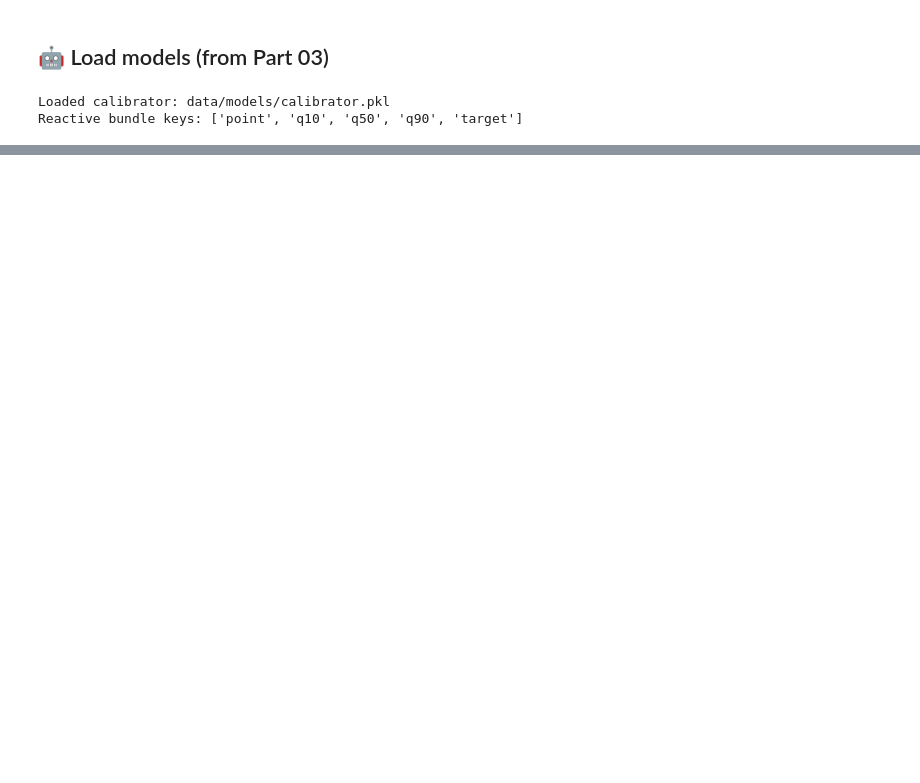
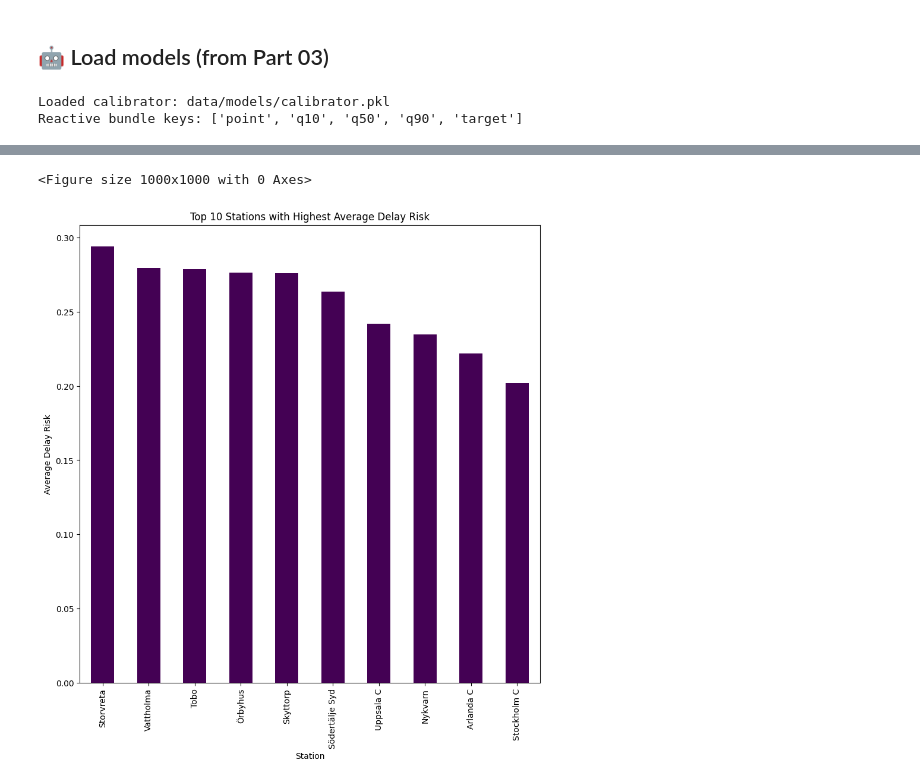
Before and after one commit to ololpol/Train_Delay_Predictor, a Jupyter notebook: 4_train_batch_inference.ipynb, the cells around one changed output, grey strips where cells are left out. Cells and saved outputs as stored; diff of their text form; code cells hidden in the pictures; blank space fills up the shorter version.

```diff
--- a/4_train_batch_inference.ipynb
+++ b/4_train_batch_inference.ipynb
@@ -602,0 +722,76 @@ Name: train_avg_risk, dtype: float64
+# %%
+import pandas as pd
+from typing import Any, Dict, List, Optional, Tuple
+import matplotlib.pyplot as plt
+import contextily as ctx
+import geopandas as gpd
+import pandas as pd
+from shapely.geometry import Point
+
+
+station_avg_risk = pd.read_parquet("data/station_avg_risk.parquet")
+station_df = pd.read_parquet("data/station_features.parquet")
+
+
+# Merge station_avg_risk with coordinates from station_df
+
+station_df.rename(columns={"LocationSignature": "station_code"}, inplace=True)
+
+
+res = station_avg_risk.set_index("station_code").join(station_df.set_index("station_code"), on=["station_code"])
+
+
+# Create geometry
+geometry = [
+    Point(lon, lat) for lon, lat in zip(res["lon"], res["lat"])
+]
+
+gdf = gpd.GeoDataFrame(res, geometry=geometry, crs="EPSG:4326")
+
+gdf = gdf.to_crs(epsg=3857)
+
+import matplotlib.pyplot as plt
+
+fig, ax = plt.subplots(figsize=(10, 10))
+
+gdf.plot(
+    ax=ax,
+    column="station_avg_risk",
+    cmap="viridis",
+    vmin=0,
+    vmax=1,
+    legend=True,
+    legend_kwds={"label": "Predicted value"},
+    markersize=50,
+    alpha=0.9
+)
+
+
+ctx.add_basemap(
+    ax,
+    source=ctx.providers.CartoDB.Positron
+)
+ax.set_title("Predicted values per train station (Stockholm)")
+ax.axis("off")
+
+plt.savefig("docs/assets/img/station_delay_risk_map.png")
+plt.clf()
+# Bar chart of top 10 stations with highest average risk
+top10 = res.sort_values("station_avg_risk", ascending=False).head(10)
+fig, ax = plt.subplots(figsize=(10, 10))
+top10.plot(
+    ax=ax,
+    kind="bar",
+    x="AdvertisedLocationName",
+    y="station_avg_risk",
+    #color="station_avg_risk",
+    cmap="viridis",
+    legend=False
+)
+ax.set_title("Top 10 Stations with Highest Average Delay Risk")
+ax.set_xlabel("Station")
+ax.set_ylabel("Average Delay Risk")
+plt.savefig("docs/assets/img/top10_station_delay_risk.png")
+# %% [output]
+<Figure size 1000x1000 with 0 Axes>
+[figure, added]
```
Also changed, not shown: parts of 13 cells of this notebook, 4 other files.
